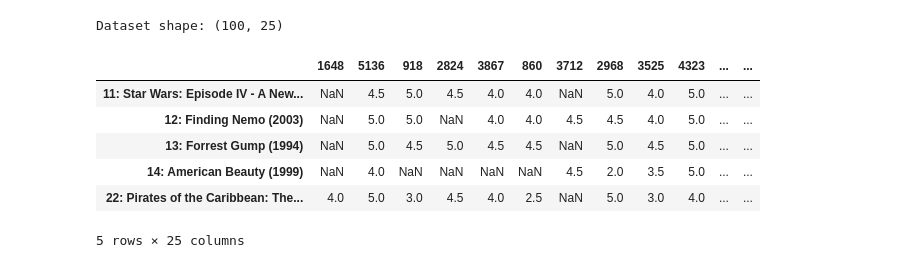
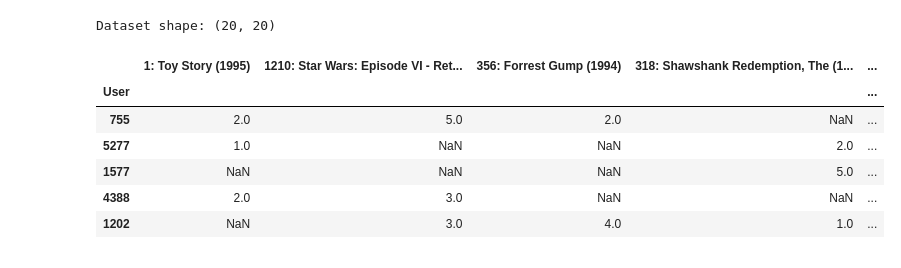
Before and after one commit to caiomiyashiro/RecommenderSystemsNotebooks, a Jupyter notebook: Month 2 Part II - Item Item Collaborative Filtering.ipynb, the cells around one changed output. Saved outputs shown, nothing was run; the diff lists cells and outputs as text; code cells hidden in the pictures.

Commit message:
finished item item cf

```diff
--- a/Month 2 Part II - Item Item Collaborative Filtering.ipynb
+++ b/Month 2 Part II - Item Item Collaborative Filtering.ipynb
@@ -31,19 +44,21 @@ from scipy.stats import pearsonr
 # %%
-df = pd.read_csv('data/User-User Collaborative Filtering - movie-row.csv', dtype=object, index_col=0)
+df = pd.read_csv('data/Item Item Collaborative Filtering - Ratings.csv', index_col=0, nrows=20)
+
+df.drop('Mean', axis=1, inplace=True) # remove mean column that comes at the end
 
 # replace commas for dots and convert previous string column into float
 def processCol(col):
     return col.astype(str).apply(lambda val: val.replace(',','.')).astype(float)
 df = df.apply(processCol)
 
 print('Dataset shape: ' + str(df.shape))
 df.head()
 # %% [output]
-Dataset shape: (100, 25)
+Dataset shape: (20, 20)
-|  | 1648 | 5136 | 918 | 2824 | 3867 | 860 | 3712 | 2968 | 3525 | 4323 | ... | ... |
-| 11: Star Wars: Episode IV - A New... | NaN | 4.5 | 5.0 | 4.5 | 4.0 | 4.0 | NaN | 5.0 | 4.0 | 5.0 | ... | ... |
-| 12: Finding Nemo (2003) | NaN | 5.0 | 5.0 | NaN | 4.0 | 4.0 | 4.5 | 4.5 | 4.0 | 5.0 | ... | ... |
-| 13: Forrest Gump (1994) | NaN | 5.0 | 4.5 | 5.0 | 4.5 | 4.5 | NaN | 5.0 | 4.5 | 5.0 | ... | ... |
-| 14: American Beauty (1999) | NaN | 4.0 | NaN | NaN | NaN | NaN | 4.5 | 2.0 | 3.5 | 5.0 | ... | ... |
-| 22: Pirates of the Caribbean: The... | 4.0 | 5.0 | 3.0 | 4.5 | 4.0 | 2.5 | NaN | 5.0 | 3.0 | 4.0 | ... | ... |
+|  | 1: Toy Story (1995) | 1210: Star Wars: Episode VI - Ret... | 356: Forrest Gump (1994) | 318: Shawshank Redemption, The (1... | ... |
+| User |  |  |  |  | ... |
+| 755 | 2.0 | 5.0 | 2.0 | NaN | ... |
+| 5277 | 1.0 | NaN | NaN | 2.0 | ... |
+| 1577 | NaN | NaN | NaN | 5.0 | ... |
+| 4388 | 2.0 | 3.0 | NaN | NaN | ... |
+| 1202 | NaN | 3.0 | 4.0 | 1.0 | ... |
-5 rows × 25 columns
```
Also changed, not shown: parts of 31 cells of this notebook, 12 other files.
